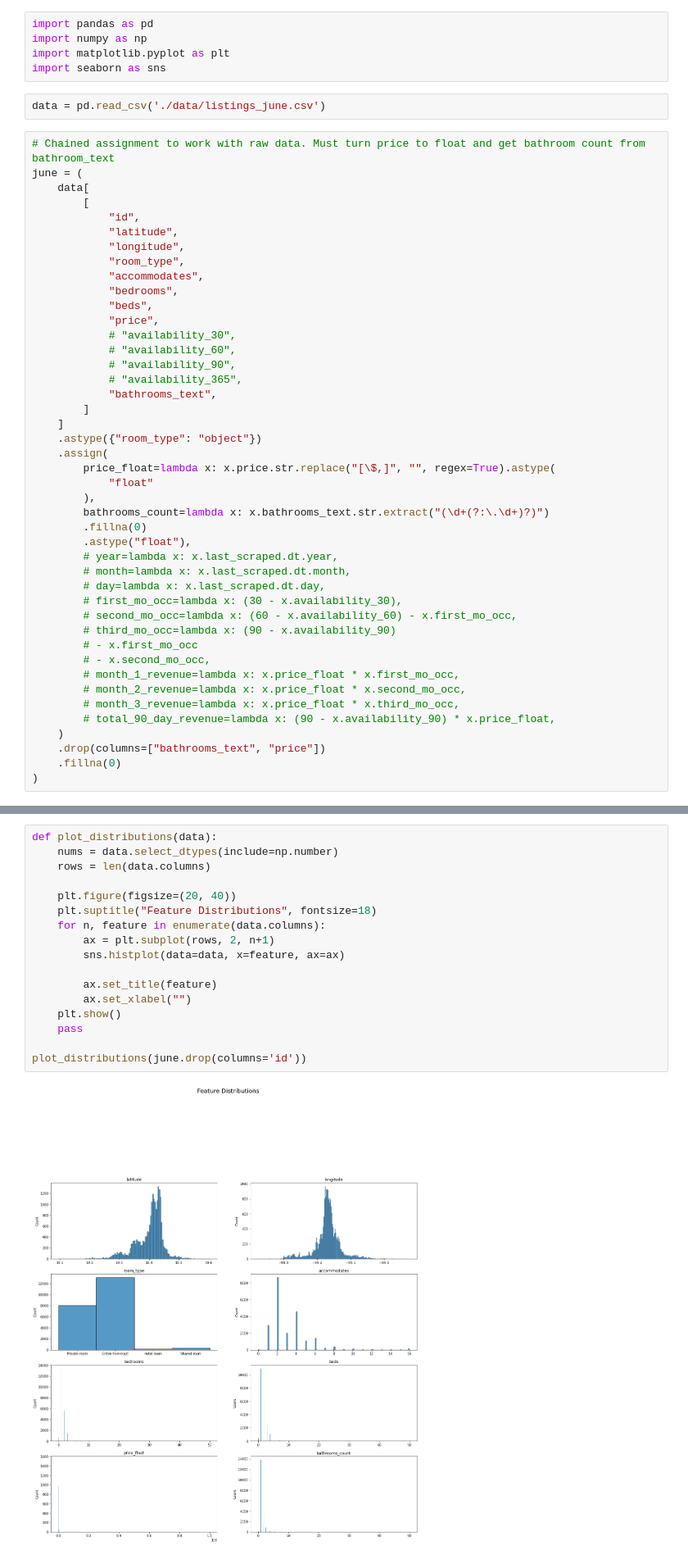
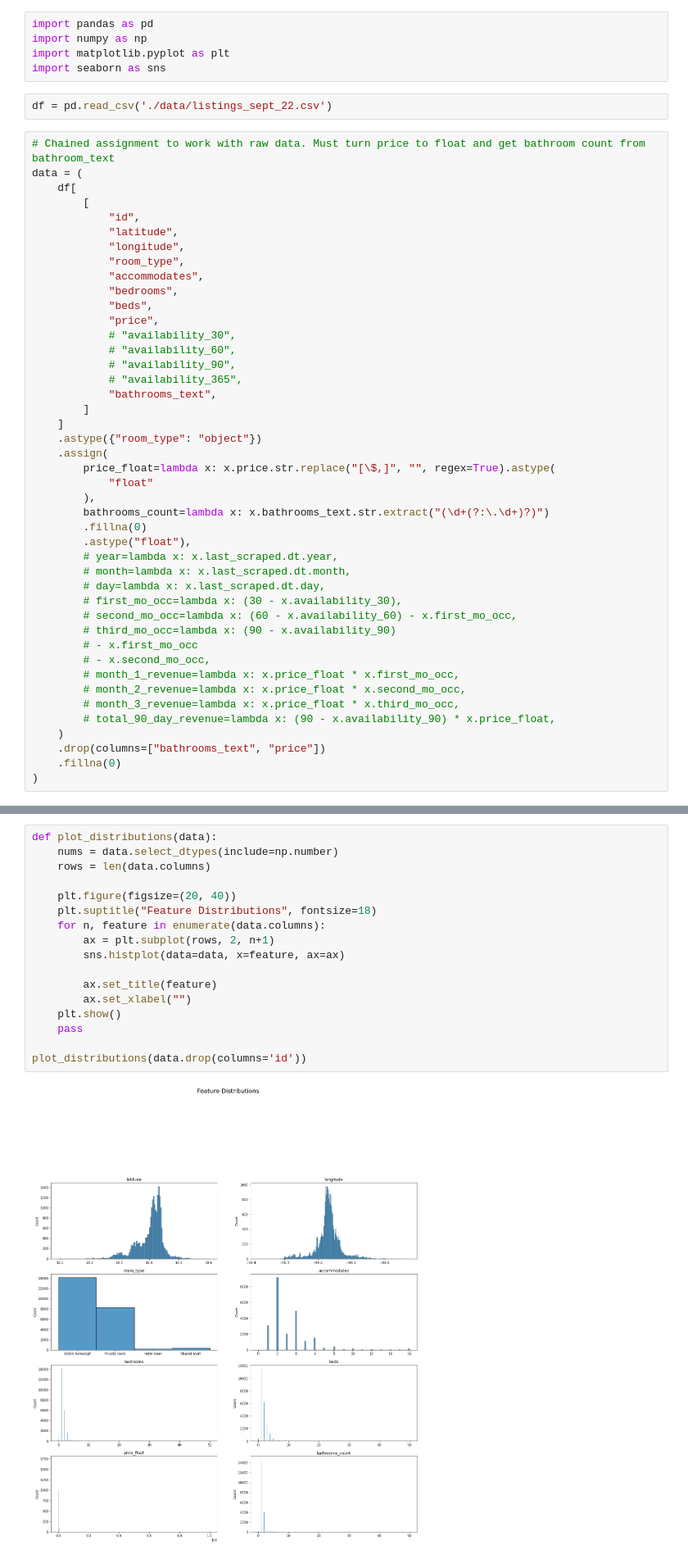
Before and after one commit to pezpet/airbnb-cdmx, a Jupyter notebook: EDA.ipynb, the cells around one changed output, grey strips where cells are left out. Shown at 82% size. Saved outputs shown, nothing was run; the diff lists cells and outputs as text.

Commit message:
Got new sept 22 data. Increased clusters to 43. Thinking what to put in dashboard and how

```diff
--- a/EDA.ipynb
+++ b/EDA.ipynb
@@ -4,11 +4,11 @@ import numpy as np
 import matplotlib.pyplot as plt
 import seaborn as sns
 # %%
-data = pd.read_csv('./data/listings_june.csv')
+df = pd.read_csv('./data/listings_sept_22.csv')
 # %%
 # Chained assignment to work with raw data. Must turn price to float and get bathroom count from bathroom_text
-june = (
-    data[
+data = (
+    df[
         [
             "id",
             "latitude",
@@ -54,22 +54,22 @@ initial_len = len(june)
 # %%
 def plot_distributions(data):
     nums = data.select_dtypes(include=np.number)
     rows = len(data.columns)
 
     plt.figure(figsize=(20, 40))
     plt.suptitle("Feature Distributions", fontsize=18)
     for n, feature in enumerate(data.columns):
         ax = plt.subplot(rows, 2, n+1)
         sns.histplot(data=data, x=feature, ax=ax)
 
         ax.set_title(feature)
         ax.set_xlabel("")
     plt.show()
     pass
 
-plot_distributions(june.drop(columns='id'))
+plot_distributions(data.drop(columns='id'))
 # %% [output]
-[figure, old version]
+[figure, new version]
 # %%
 def iqr(data, feature_list):
   upper_bounds = {}
```
Also changed, not shown: parts of 20 cells of this notebook.
